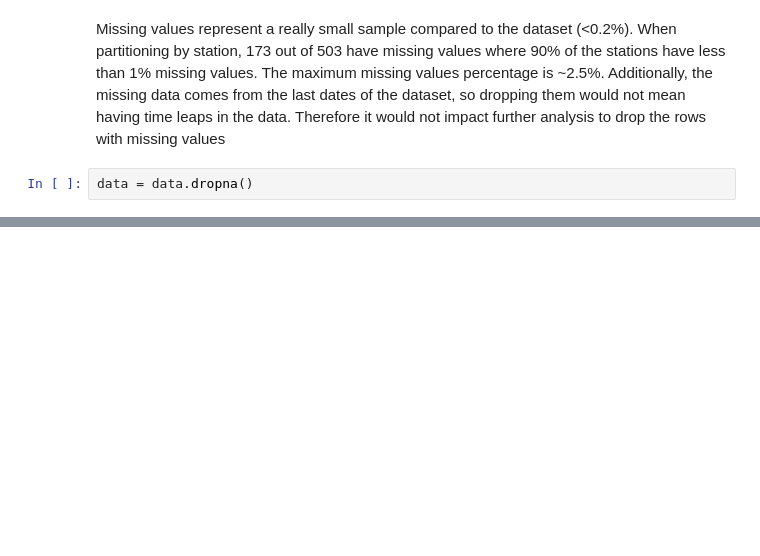
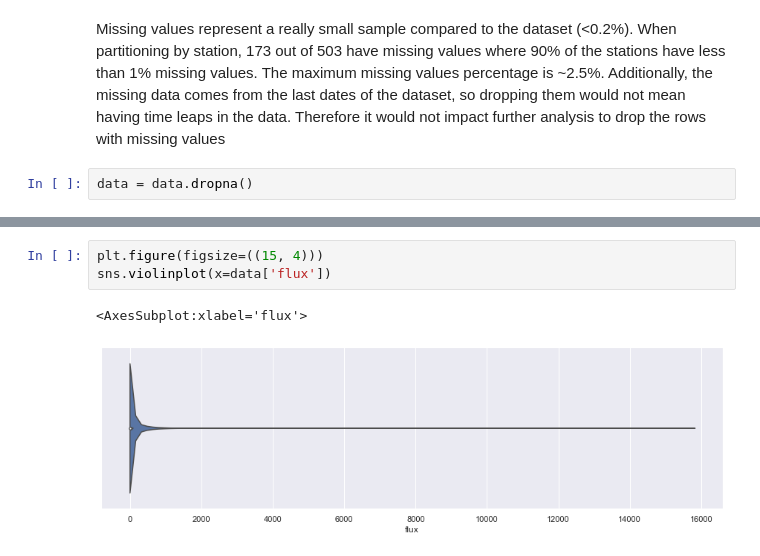
Before and after one commit to igonzalezperez/watershed_challenge, a Jupyter notebook: watershed_challenge.ipynb, the cells around one changed output, grey strips where cells are left out. Saved outputs shown, nothing was run; the diff lists cells and outputs as text; blank space fills up the shorter version.

```diff
--- a/watershed_challenge.ipynb
+++ b/watershed_challenge.ipynb
@@ -348,0 +426,6 @@ data = data.dropna()
+# %%
+plt.figure(figsize=((15, 4)))
+sns.violinplot(x=data['flux'])
+# %% [output]
+<AxesSubplot:xlabel='flux'>
+[figure, added]
```
Also changed, not shown: parts of 36 cells of this notebook.
